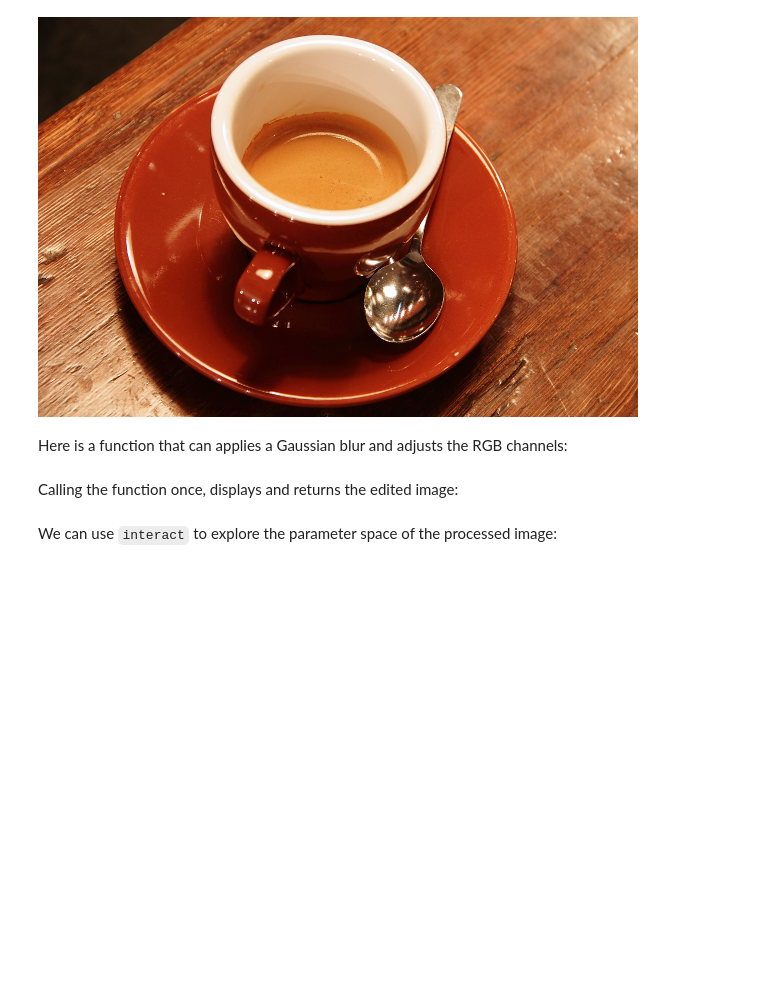
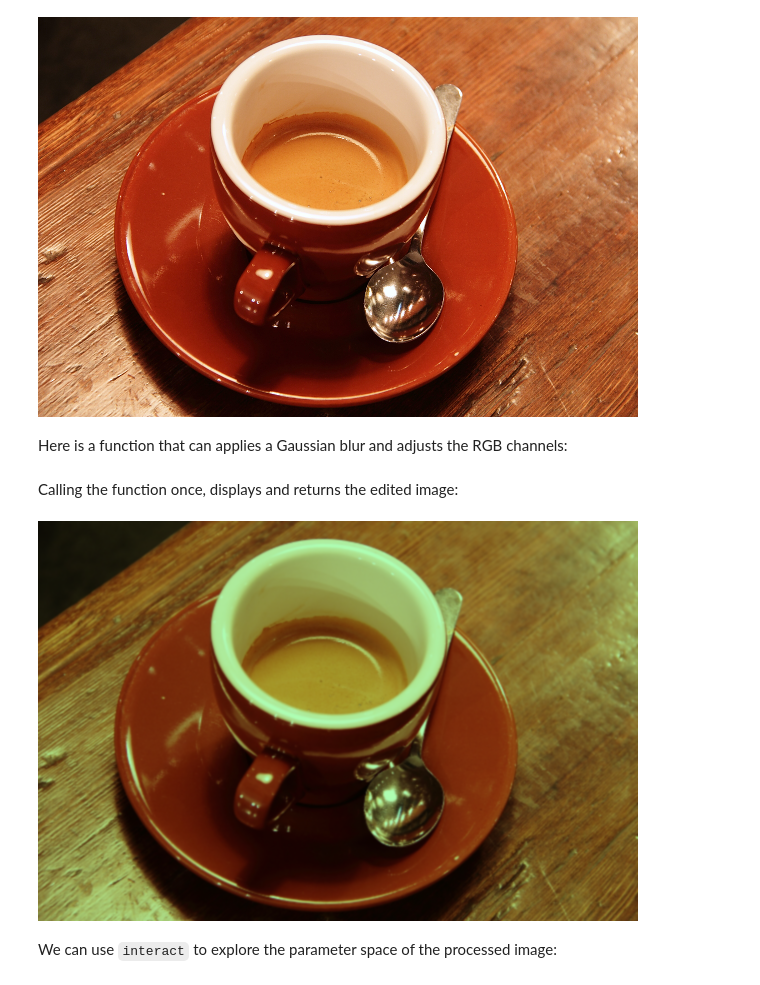
Before and after one commit to ellisonbg/talk-2014, a Jupyter notebook: Interaction.ipynb, the cells around one changed output. Cells and saved outputs as stored; diff of their text form; code cells hidden in the pictures; blank space fills up the shorter version.

```diff
--- a/Interaction.ipynb
+++ b/Interaction.ipynb
@@ -67,7 +71,9 @@ def edit_image(image, sigma=0.1, r=1.0, g=1.0, b=1.0):
 # %% [markdown]
 Calling the function once, displays and returns the edited image:
 # %%
-new_i = edit_image(i, 0.5, r=0.3);
+new_i = edit_image(i, 0.8, r=0.7, b=0.7);
+# %% [output]
+[figure, added]
 # %% [markdown]
 We can use `interact` to explore the parameter space of the processed image:
 # %%
```
Also changed, not shown: parts of 8 cells of this notebook, 7 other files.
